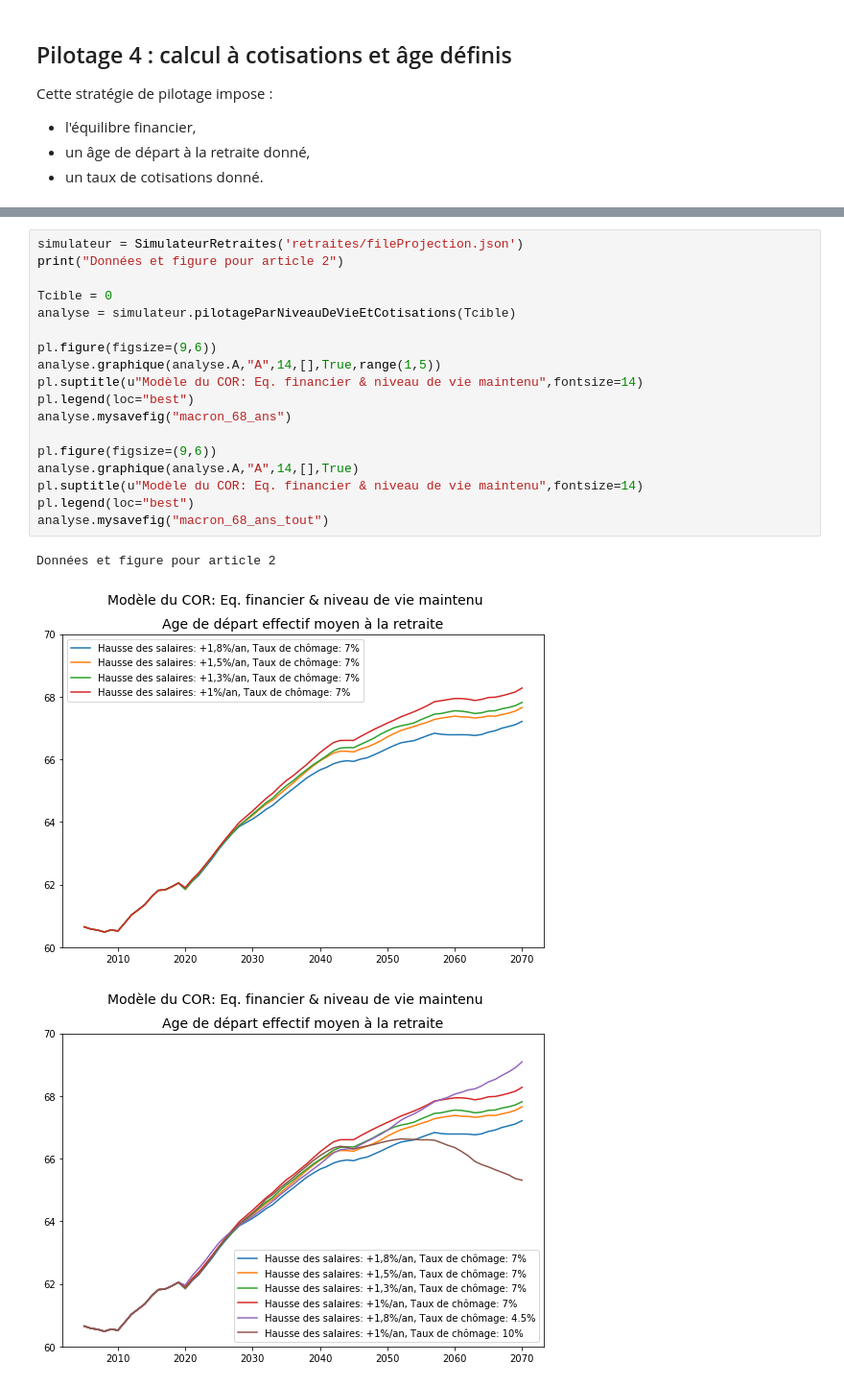
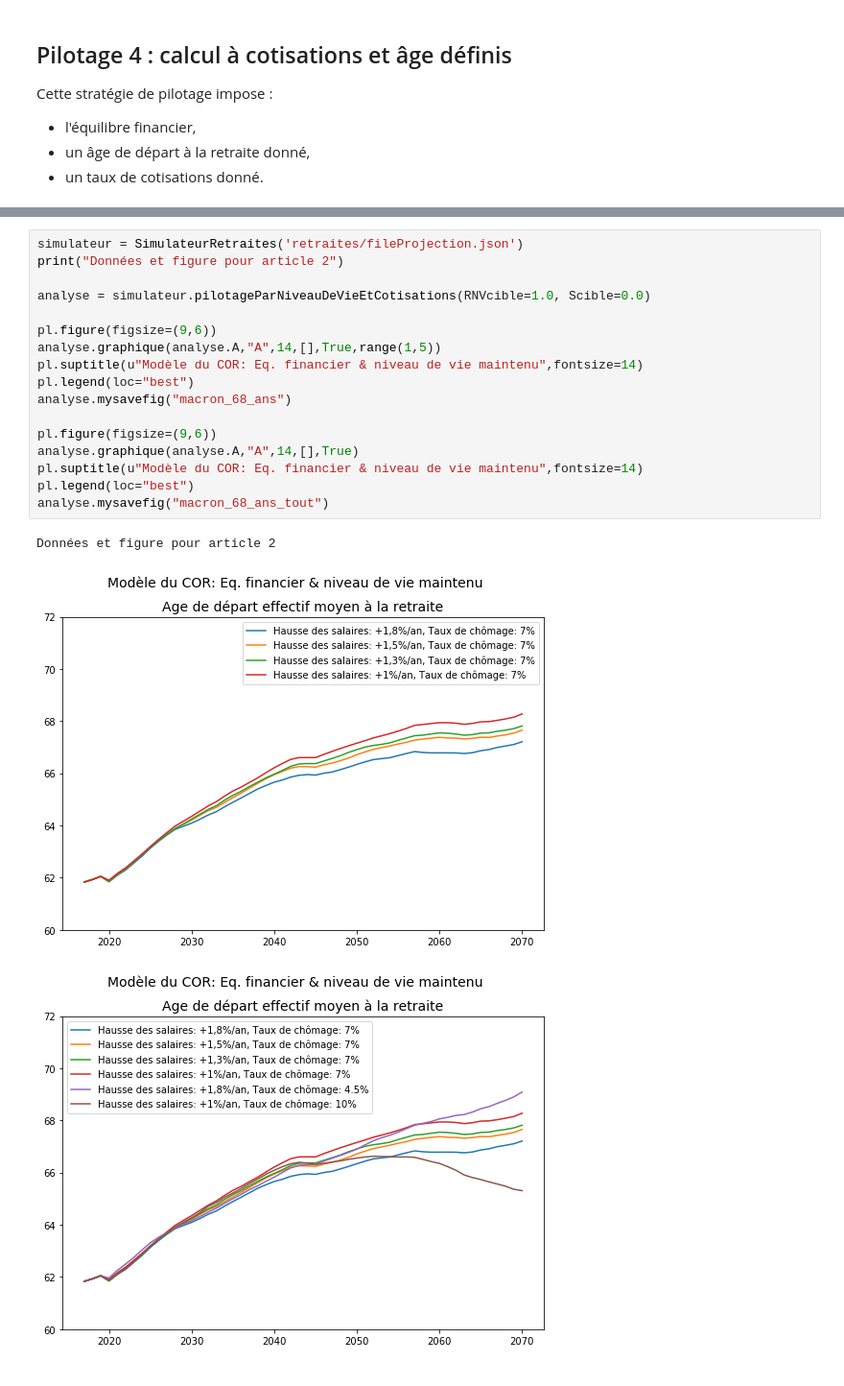
Before and after one commit to brunoscherrer/retraites, a Jupyter notebook: index.ipynb, the cells around one changed output, grey strips where cells are left out. Shown at 96% size. Drawn from its saved outputs; the diff is of its cells as text.

Commit message:
Test le pilotage 5 et consolide le code

```diff
--- a/index.ipynb
+++ b/index.ipynb
@@ -193,25 +205,24 @@ Pilotage 3 : calcul à cotisations et niveau de vie défini.
 # %%
 simulateur = SimulateurRetraites('retraites/fileProjection.json')
 print("Données et figure pour article 2")
 
-Tcible = 0
-analyse = simulateur.pilotageParNiveauDeVieEtCotisations(Tcible)
+analyse = simulateur.pilotageParNiveauDeVieEtCotisations(RNVcible=1.0, Scible=0.0)
 
 pl.figure(figsize=(9,6))
 analyse.graphique(analyse.A,"A",14,[],True,range(1,5))
 pl.suptitle(u"Modèle du COR: Eq. financier & niveau de vie maintenu",fontsize=14)
 pl.legend(loc="best")
 analyse.mysavefig("macron_68_ans")
 
 pl.figure(figsize=(9,6))
 analyse.graphique(analyse.A,"A",14,[],True)
 pl.suptitle(u"Modèle du COR: Eq. financier & niveau de vie maintenu",fontsize=14)
 pl.legend(loc="best")
 analyse.mysavefig("macron_68_ans_tout")
 # %% [output]
 Données et figure pour article 2
-[figure, old version]
+[figure, new version]
-[figure, old version]
+[figure, new version]
 # %%
 print("Réforme Macron, Maintien du niveau de vie")
 analyse.affiche_solutions_simulateur_COR()
```
Also changed, not shown: parts of 21 cells of this notebook, 10 other files.
